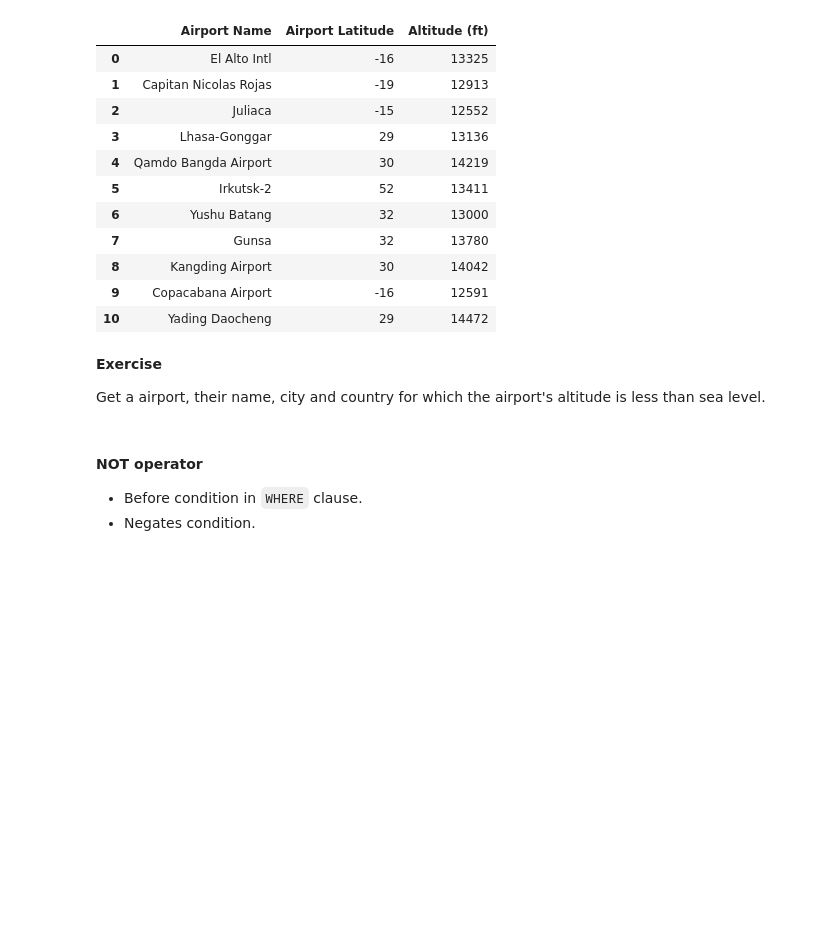
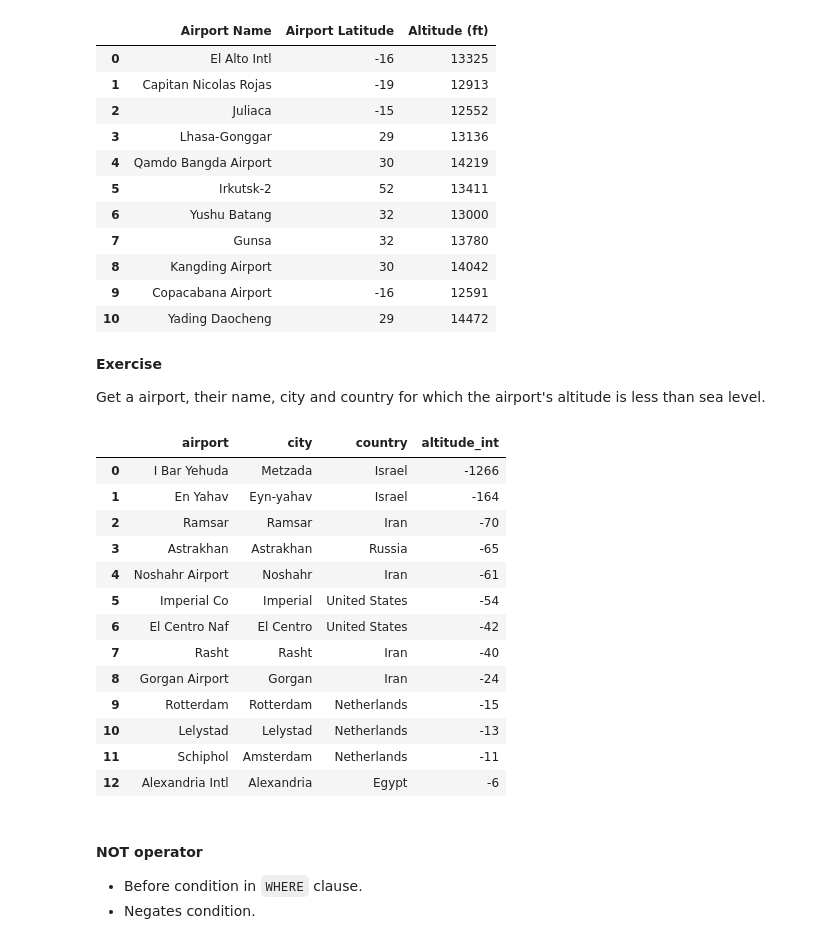
Before and after one commit to jeffreytoller/DSNYC080822, a Jupyter notebook: Phase1_Topic6_SQL/Ph1_T6_SQLBasics.ipynb, the cells around one changed output. Saved outputs shown, nothing was run; the diff lists cells and outputs as text; code cells hidden in the pictures; blank space fills up the shorter version.

```diff
--- a/Phase1_Topic6_SQL/Ph1_T6_SQLBasics.ipynb
+++ b/Phase1_Topic6_SQL/Ph1_T6_SQLBasics.ipynb
@@ -547,11 +601,28 @@ Get a airport, their name, city and country for which the airport's altitude is
 # %%
 sql_query_df = pd.read_sql("""
 
-
-
+SELECT name AS 'airport',city,country, CAST(altitude AS integer) AS altitude_int
+FROM airports
+WHERE altitude < 0
+ORDER BY altitude_int
 """, con)
 
 sql_query_df
+# %% [output]
+|  | airport | city | country | altitude_int |
+| 0 | I Bar Yehuda | Metzada | Israel | -1266 |
+| 1 | En Yahav | Eyn-yahav | Israel | -164 |
+| 2 | Ramsar | Ramsar | Iran | -70 |
+| 3 | Astrakhan | Astrakhan | Russia | -65 |
+| 4 | Noshahr Airport | Noshahr | Iran | -61 |
+| 5 | Imperial Co | Imperial | United States | -54 |
+| 6 | El Centro Naf | El Centro | United States | -42 |
+| 7 | Rasht | Rasht | Iran | -40 |
+| 8 | Gorgan Airport | Gorgan | Iran | -24 |
+| 9 | Rotterdam | Rotterdam | Netherlands | -15 |
+| 10 | Lelystad | Lelystad | Netherlands | -13 |
+| 11 | Schiphol | Amsterdam | Netherlands | -11 |
+| 12 | Alexandria Intl | Alexandria | Egypt | -6 |
 # %% [markdown]
 #### NOT operator
 - Before condition in `WHERE` clause.
```
Also changed, not shown: parts of 17 cells of this notebook.
